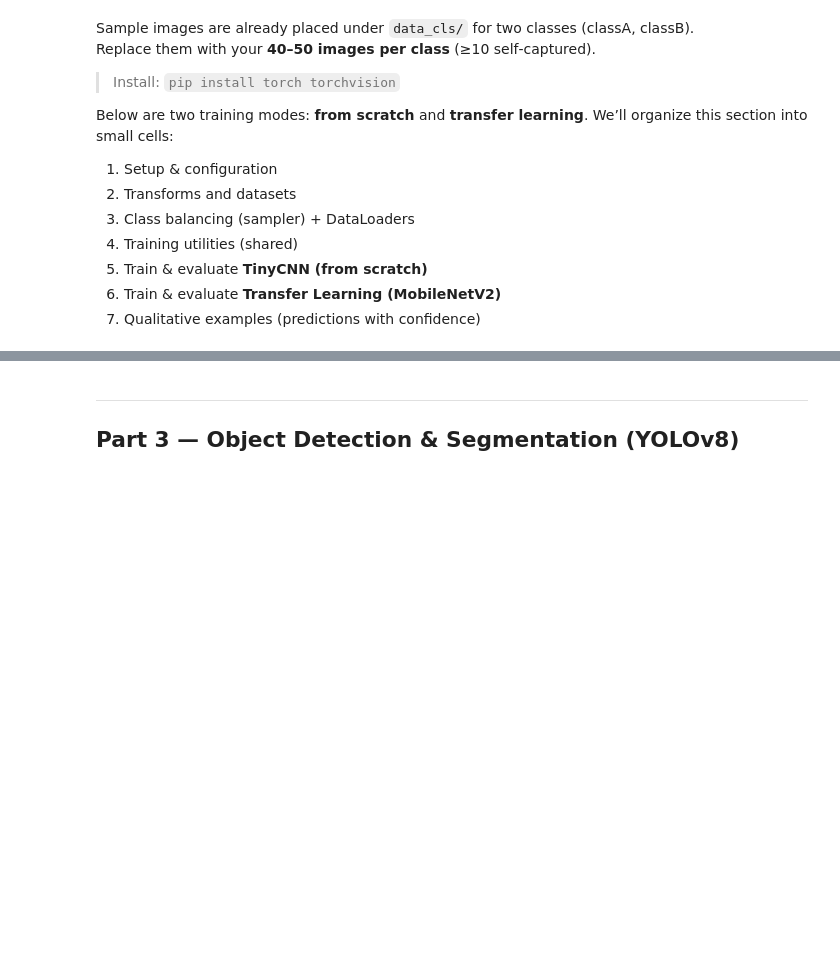
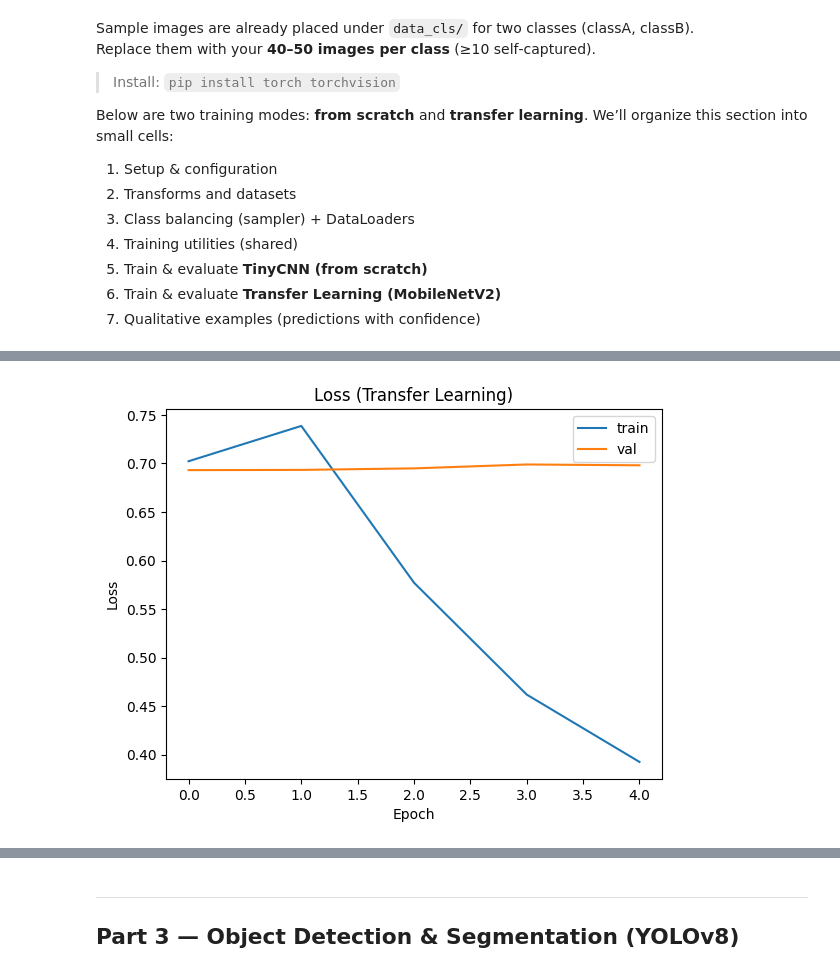
Before and after one commit to RokasMarcinkevicius/P170M109-Computational-Intelligence-and-Decision-Making, a Jupyter notebook: Lab 2/CIDM Lab 2.ipynb, the cells around one changed output, grey strips where cells are left out. Drawn from its saved outputs; the diff is of its cells as text; code cells hidden in the pictures; blank space fills up the shorter version.

```diff
--- a/Lab 2/CIDM Lab 2.ipynb
+++ b/Lab 2/CIDM Lab 2.ipynb
@@ -1420,0 +1411,85 @@ KeyboardInterrupt:
+# %%
+# 6) Train & evaluate Transfer Learning (MobileNetV2)
+
+def load_mobilenet_v2_safely(num_classes: int, local_weights_path: Path | None = None):
+    # 1) Use local weights if provided
+    if local_weights_path is not None and local_weights_path.exists():
+        model = models.mobilenet_v2(weights=None)
+        state_dict = torch.load(local_weights_path, map_location="cpu")
+        model.load_state_dict(state_dict, strict=False)
+        model._pretrained = True
+        return model
+
+    # 2) Allow a NO_PRETRAIN flag
+    if str(os.environ.get("NO_PRETRAIN", "0")).lower() in {"1", "true"}:
+        model = models.mobilenet_v2(weights=None)
+        model._pretrained = False
+        return model
+
+    # 3) Try official pretrained weights
+    try:
+        model = models.mobilenet_v2(weights=models.MobileNet_V2_Weights.DEFAULT)
+        model._pretrained = True
+        return model
+    except Exception as exc:
+        print(f"[WARN] Failed to download pretrained weights: {exc}. Using random init.")
+        model = models.mobilenet_v2(weights=None)
+        model._pretrained = False
+        return model
+
+LOCAL_WEIGHTS = Path("weights/mobilenet_v2.pth")
+model_transfer = load_mobilenet_v2_safely(num_classes, local_weights_path=LOCAL_WEIGHTS)
+
+# Replace classifier head
+in_features = model_transfer.classifier[1].in_features
+model_transfer.classifier[1] = nn.Linear(in_features, num_classes)
+model_transfer = model_transfer.to(device)
+
+# Freeze or unfreeze backbone based on pretrained status, then build optimizer
+if getattr(model_transfer, "_pretrained", False):
+    for parameter in model_transfer.features.parameters():
+        parameter.requires_grad = False
+    optimizer_transfer = optim.Adam(model_transfer.classifier.parameters(), lr=LEARNING_RATE)
+else:
+    for parameter in model_transfer.features.parameters():
+        parameter.requires_grad = True
+    optimizer_transfer = optim.Adam(model_transfer.parameters(), lr=LEARNING_RATE)
+
+# Attach class weights for balanced loss
+model_transfer._class_weights = class_weights.to(device)
+
+best_validation_loss = float("inf")
+best_state_dict = None
+patience, epochs_without_improvement = 5, 0
+
+losses_train, losses_val, accuracies_train, accuracies_val = [], [], [], []
+for epoch in range(EPOCHS):
+    loss_train, acc_train, _, _ = run_epoch(model_transfer, loader_train, optimizer=optimizer_transfer, is_training=True,  class_weights=model_transfer._class_weights)
+    loss_val,   acc_val,   _, _ = run_epoch(model_transfer, loader_val,   optimizer=None,               is_training=False, class_weights=model_transfer._class_weights)
+
+    losses_train.append(loss_train); losses_val.append(loss_val)
+    accuracies_train.append(acc_train); accuracies_val.append(acc_val)
+    print(f"TL {epoch+1}/{EPOCHS}  loss {loss_train:.4f}/{loss_val:.4f}  acc {acc_train:.3f}/{acc_val:.3f}")
+
+    # early stopping on validation loss
+    if loss_val + 1e-6 < best_validation_loss:
+        best_validation_loss = loss_val
+        best_state_dict = {k: v.cpu().clone() for k, v in model_transfer.state_dict().items()}
+        epochs_without_improvement = 0
+    else:
+        epochs_without_improvement += 1
+        if epochs_without_improvement >= patience:
+            print(f"[EarlyStop] No improvement for {patience} epochs; restoring best @ val_loss={best_validation_loss:.4f}")
+            break
+
+if best_state_dict is not None:
+    model_transfer.load_state_dict(best_state_dict, strict=True)
+
+show_history(losses_train, losses_val, "Loss (Transfer Learning)", "Loss")
+show_history(accuracies_train, accuracies_val, "Accuracy (Transfer Learning)", "Accuracy")
+
+_, _, true_test_transfer, pred_test_transfer = run_epoch(model_transfer, loader_test, optimizer=None, is_training=False, class_weights=model_transfer._class_weights)
+safe_confusion_matrix(true_test_transfer, pred_test_transfer, dataset_train.classes, normalize=True, title_text="Confusion (Transfer)")
+print("Transfer Learning — classification report:")
+print(classification_report(true_test_transfer, pred_test_transfer, target_names=dataset_train.classes))
+# %% [output]
@@ -1420,0 +1503 @@ KeyboardInterrupt:
+[figure, added]
```
Also changed, not shown: parts of 25 cells of this notebook, 1 other file.
